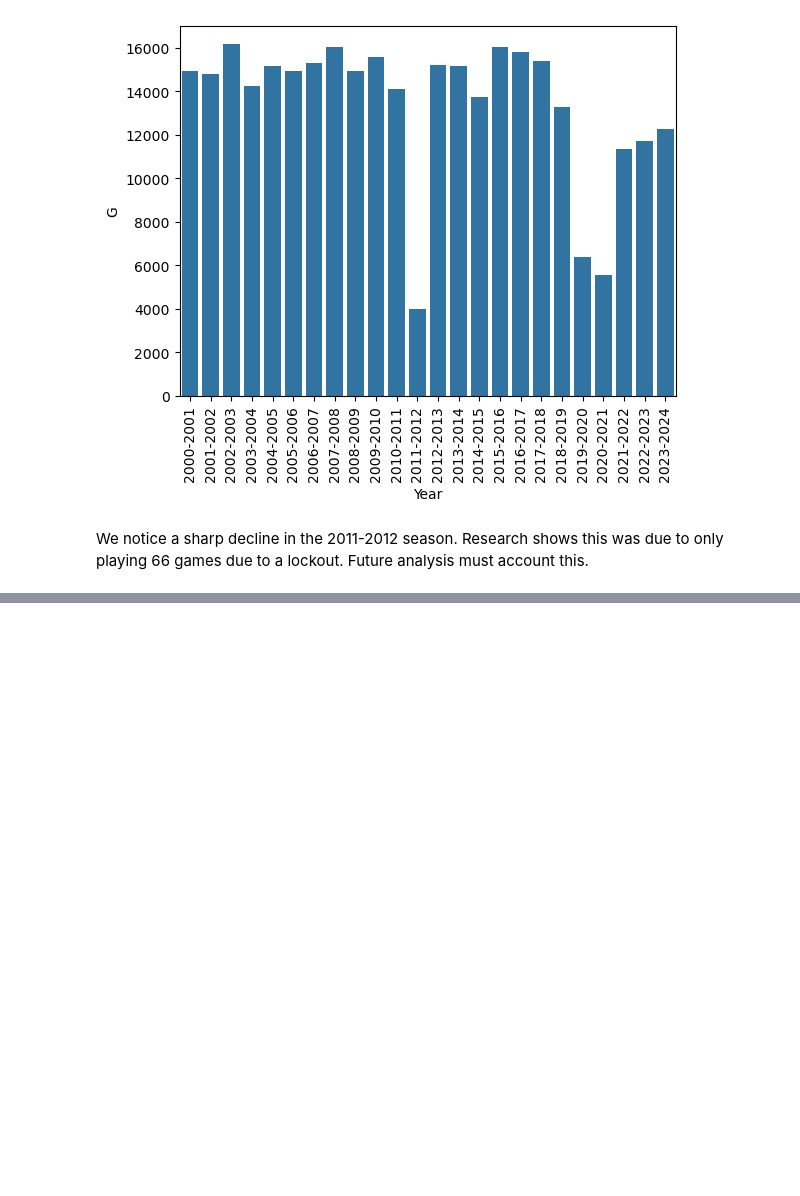
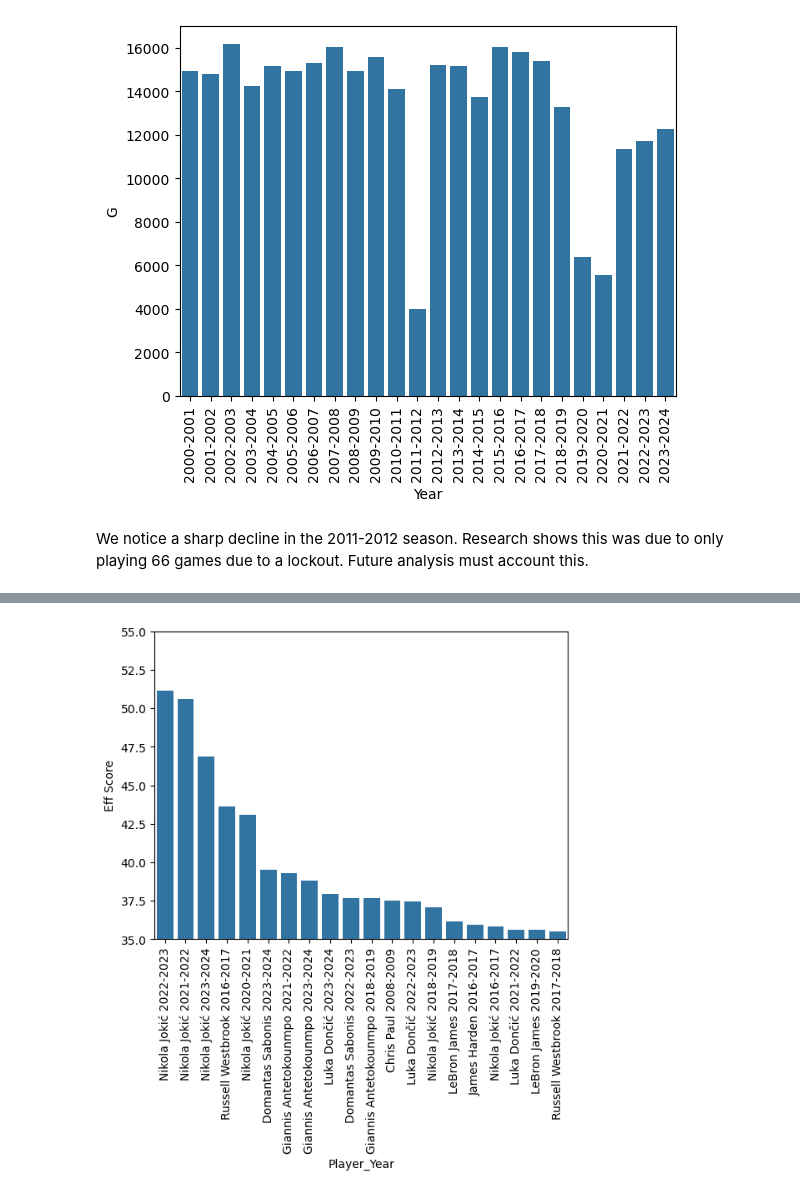
Before and after one commit to khadazhaia/nba-stats, a Jupyter notebook: notebooks/jonathan_eda.ipynb, the cells around one changed output, grey strips where cells are left out. Cells and saved outputs as stored; diff of their text form; code cells hidden in the pictures; blank space fills up the shorter version.

```diff
--- a/notebooks/jonathan_eda.ipynb
+++ b/notebooks/jonathan_eda.ipynb
@@ -174,0 +63,20 @@ print(mvps)
+# %%
+adv_value = pd.DataFrame(adv_eligible_players["Player"])
+adv_value["Year"] = adv_eligible_players["Year"]
+#Creating a score with effciency percentages that mirror the raw values and accurately weighting each one
+#All % (except TS%) are the total of all opprotunities that ended with the player counting the stat
+# Eff Score = (AST% + ORB% + DRB% + BLK% + STL%) * TS% [TS% = PTS/2(FGA+(.44*FGA))]
+adv_value["Eff Score"] = (adv_eligible_players["AST%"] + adv_eligible_players["ORB%"] + adv_eligible_players["DRB%"] + adv_eligible_players["BLK%"] + adv_eligible_players["STL%"] - adv_eligible_players["TOV%"]) * adv_eligible_players["TS%"]
+adv_value["Player_Year"] = adv_value["Player"] + " " + adv_value["Year"]
+adv_value = adv_value.set_index("Player_Year")
+#Locking the score to the player
+#Sort Eff Score high to low
+adv_value_sorted = adv_value.sort_values("Eff Score", ascending=False)
+top_adv_value_sorted = adv_value_sorted.head(20)
+#created a top 20 variable than plot the results
+sns.barplot(top_adv_value_sorted, x=top_adv_value_sorted.index, y=top_adv_value_sorted["Eff Score"])
+plt.ylim(35,55)
+plt.xticks(rotation=90)
+plt.show()
+# %% [output]
+[figure, added]
```
Also changed, not shown: parts of 67 cells of this notebook, 1 other file.
